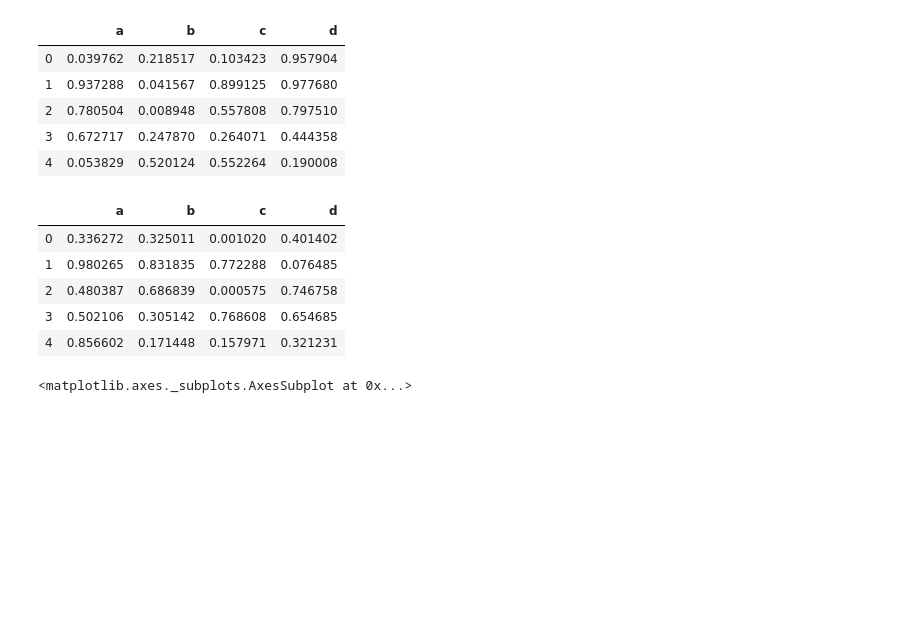
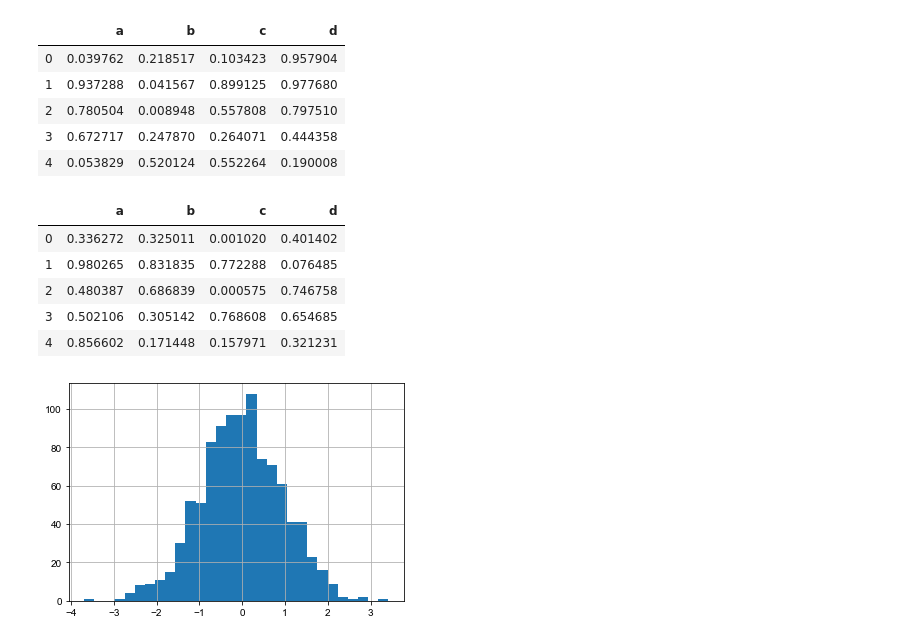
Before and after one commit to Sojiknight/PyDatSciStuds, a Jupyter notebook: Pandas Built in Data Viz.ipynb, the cells around one changed output. Drawn from its saved outputs; the diff is of its cells as text; code cells hidden in the pictures; blank space fills up the shorter version.

```diff
--- a/Pandas Built in Data Viz.ipynb
+++ b/Pandas Built in Data Viz.ipynb
@@ -97,4 +100,5 @@ df3.head()
 # %%
- df1['A'].hist()
+ df1['A'].hist(bins = 30)
+sns.set_style('darkgrid')
 # %% [output]
-<matplotlib.axes._subplots.AxesSubplot at 0x...>
+[figure, added]
```
Also changed, not shown: parts of 29 cells of this notebook.
